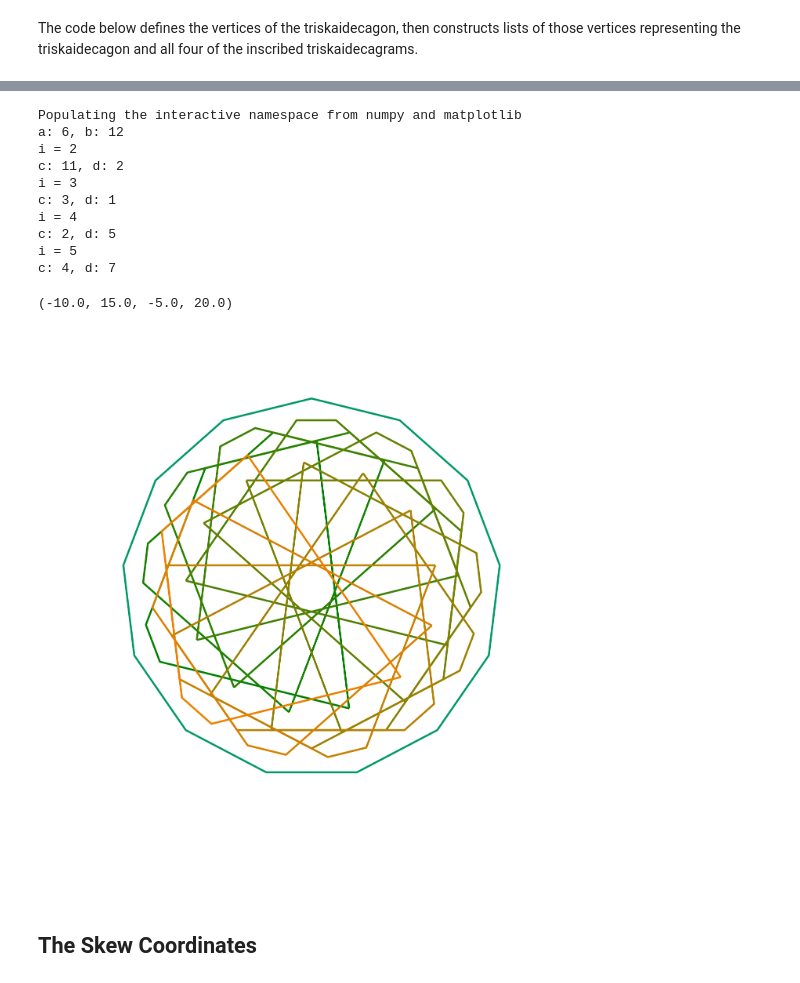
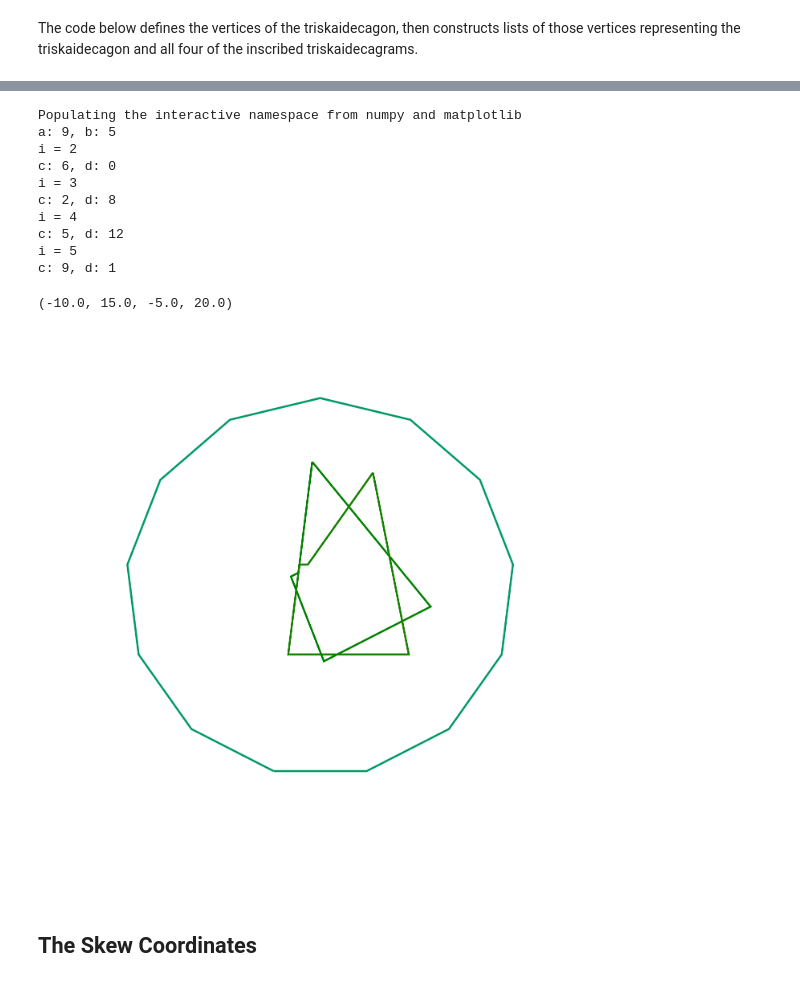
Before and after one commit to vorth/ipython, a Jupyter notebook: triskaidecagons/Triskaidecagons.ipynb, the cells around one changed output, grey strips where cells are left out. Cells and saved outputs as stored; diff of their text form; code cells hidden in the pictures.

```diff
--- a/triskaidecagons/Triskaidecagons.ipynb
+++ b/triskaidecagons/Triskaidecagons.ipynb
@@ -320,18 +320,17 @@ def diagonalIntersection( p, a, b, c, d ):
     h = ( b - a ) % n
     return p[a] + ( p[b] - p[a] ) * D[e] * D[g] * I[f] * I[h]
 
-def diagonalIntersectionLoop( n, used ):
+def diagonalIntersectionLoop( n, used=[] ):
     loop = []
     edges = (n-1)/2
-    used = [ False for i in range(edges) ]
     a = random .randint( 0, n-1 )
     b = random .randint( a+2, n-1+a-2 ) % n
     a0 = a
     b0 = b
-    print "a: " + str(a) + ", b: " + str(b)
+    print( "a: " + str(a) + ", b: " + str(b) )
     loop .append( ( a, b ) )
-    for i in range(2,(n-1)/2):
-        print "i = " + str(i)
+    for i in range(2,(n-1)//2):
+        print( "i = " + str(i) )
         if ( b < a ):
             swap = b
             b = a
@@ -339,11 +338,11 @@ def diagonalIntersectionLoop( n, used ):
         diff = (b-a)%n
         if diff > edges:
             diff = n-diff
-        used[ diff-1 ] = True
+        #used[ diff-1 ] = True
         # now a < b
         c = random .randint( a+1, b-1 ) % n
         d = random .randint( b+1, a-1+n ) % n
-        print "c: " + str(c) + ", d: " + str(d)
+        print( "c: " + str(c) + ", d: " + str(d) )
         loop .append( ( c, d ) )
         a = c
         b = d
@@ -402,39 +401,39 @@ def drawIntersection( p, a, b, c, d, color ):
     codes .append( Path.LINETO )
     verts .append( inter .render() )
     path = mpath.Path( verts, codes )
     return mpatches.PathPatch( path, facecolor='none', edgecolor=color )
 
 fig = plt.figure(figsize=(25,25))
 
 ax = fig.add_subplot(111)
 
 ax.set_xlim(-10,15)
 ax.set_ylim(-5,20)
 
 for i in range(2):
     ax.add_patch( drawPolygon( triskaidecagrams[i], (0,0.6,0.4) ) )
 
 #ax.add_patch( drawIntersection( p, 1, 5, 6, 3, '#434f00' ) )
 
 N = len( p )
 loop = diagonalIntersectionLoop( N )
-for i in range( N ):
+for i in range( 2 ):
     ax.add_patch( drawPolygon( loopPoints( loop, i, N ), ( float(i)/float(N), 0.5, 0.0) ) )
 
 ax.axis('off')
 #fig.savefig( "triskaidecagon-exp01.pdf" )
 # %% [output]
 Populating the interactive namespace from numpy and matplotlib
-a: 6, b: 12
+a: 9, b: 5
 i = 2
-c: 11, d: 2
+c: 6, d: 0
 i = 3
-c: 3, d: 1
+c: 2, d: 8
 i = 4
-c: 2, d: 5
+c: 5, d: 12
 i = 5
-c: 4, d: 7
+c: 9, d: 1
 (-10.0, 15.0, -5.0, 20.0)
-[figure, old version]
+[figure, new version]
 # %% [markdown]
 ## The Skew Coordinates
```
Also changed, not shown: parts of 2 cells of this notebook.
